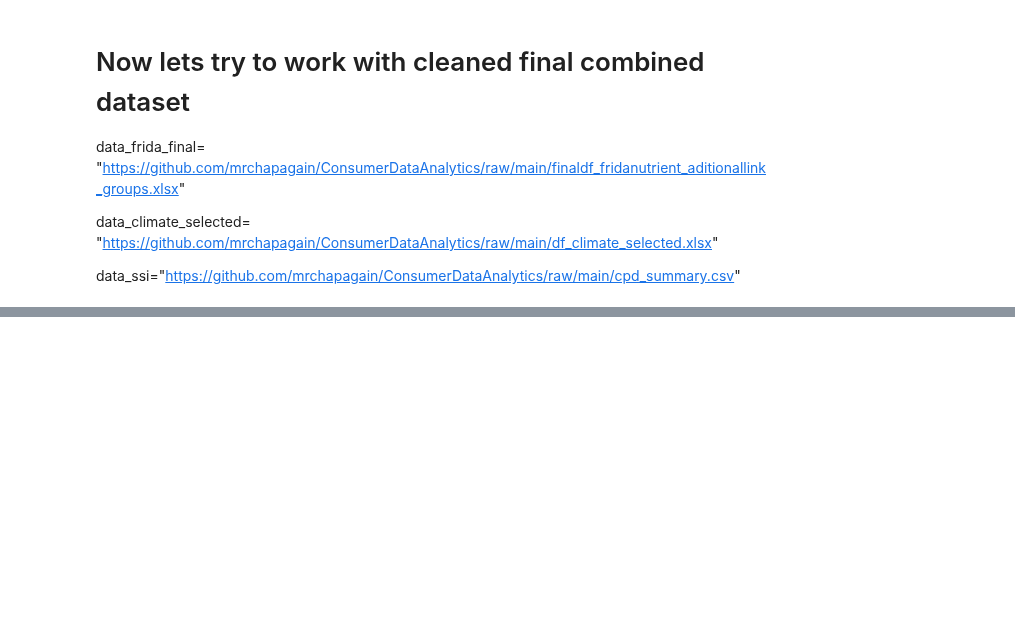
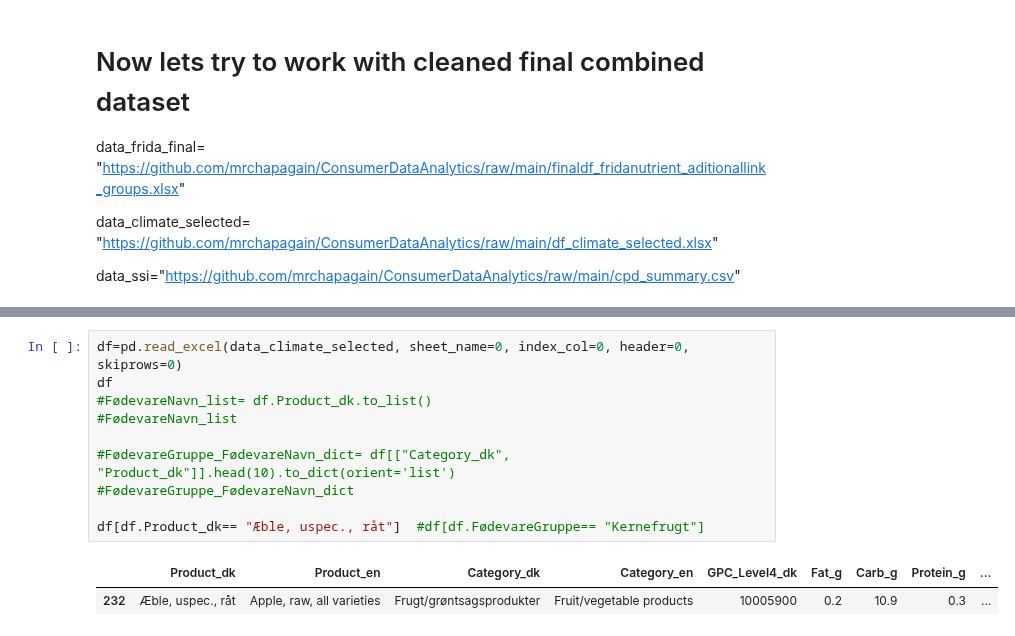
Before and after one commit to mrchapagain/ConsumerDataAnalytics, a Jupyter notebook: Data_Exploration.ipynb, the cells around one changed output, grey strips where cells are left out. Cells and saved outputs as stored; diff of their text form; blank space fills up the shorter version.

```diff
--- a/Data_Exploration.ipynb
+++ b/Data_Exploration.ipynb
@@ -707,0 +717,13 @@ DataFrame
+# %%
+df=pd.read_excel(data_climate_selected, sheet_name=0, index_col=0, header=0, skiprows=0)
+df
+#FødevareNavn_list= df.Product_dk.to_list()
+#FødevareNavn_list
+
+#FødevareGruppe_FødevareNavn_dict= df[["Category_dk",	"Product_dk"]].head(10).to_dict(orient='list')
+#FødevareGruppe_FødevareNavn_dict
+
+df[df.Product_dk== "Æble, uspec., råt"]  #df[df.FødevareGruppe== "Kernefrugt"]
+# %% [output]
+|  | Product_dk | Product_en | Category_dk | Category_en | GPC_Level4_dk | Fat_g | Carb_g | Protein_g | ... |
+| 232 | Æble, uspec., råt | Apple, raw, all varieties | Frugt/grøntsagsprodukter | Fruit/vegetable products | 10005900 | 0.2 | 10.9 | 0.3 | ... |
```
Also changed, not shown: parts of 3 cells of this notebook.
